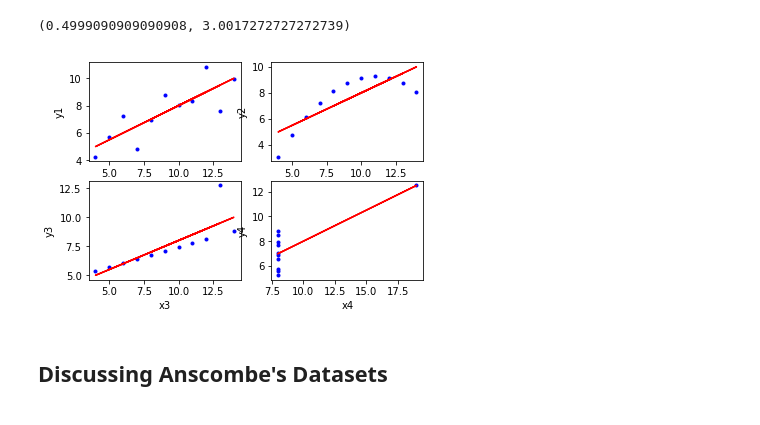
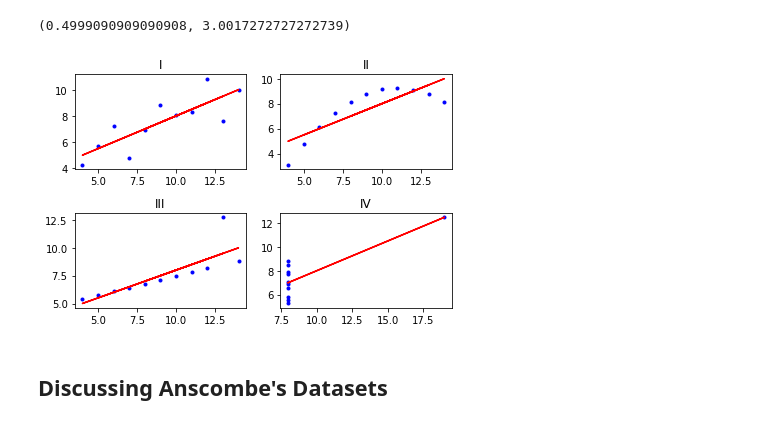
Before and after one commit to emmapatton/anscombes-quartet-dataset, a Jupyter notebook: anscombes-quartet-dataset.ipynb, the cells around one changed output. Drawn from its saved outputs; the diff is of its cells as text; code cells hidden in the pictures.

```diff
--- a/anscombes-quartet-dataset.ipynb
+++ b/anscombes-quartet-dataset.ipynb
@@ -243,37 +253,28 @@ m4, c4
 # %%
 plt.subplot(2, 2, 1)
 plt.plot(x1, y1, 'b.')
 plt.plot(x1, m1 * x1 + c1, 'r-',)
-
-plt.xlabel('x1')
-plt.ylabel('y1')
+plt.title('I')
 
 plt.subplot(2, 2, 2)
 plt.plot(x2, y2, 'b.')
 plt.plot(x2, m2 * x2 + c2, 'r-',)
-
-plt.xlabel('x2')
-plt.ylabel('y2')
+plt.title('II')
 
 plt.subplot(2, 2, 3)
 plt.plot(x3, y3, 'b.')
 plt.plot(x3, m3 * x3 + c3, 'r-',)
-
-plt.xlabel('x3')
-plt.ylabel('y3')
+plt.title('III')
 
 plt.subplot(2, 2, 4)
 plt.plot(x4, y4, 'b.')
 plt.plot(x4, m4 * x4 + c4, 'r-',)
+plt.title('IV')
 
-plt.xlabel('x4')
-plt.ylabel('y4')
-
+plt.tight_layout()
 plt.show()
-
-# ADD TITLES!
 # %% [output]
-[figure, old version]
+[figure, new version]
 # %% [markdown]
 ## Discussing Anscombe's Datasets
 # %% [markdown]
```
Also changed, not shown: parts of 32 cells of this notebook, 2 other files.
